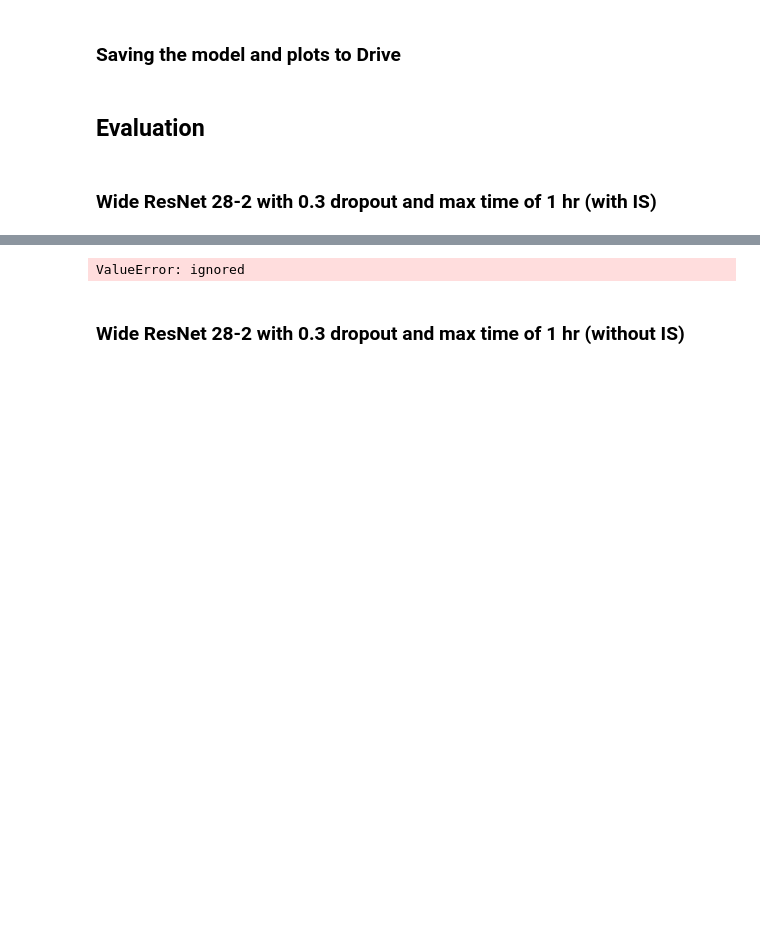
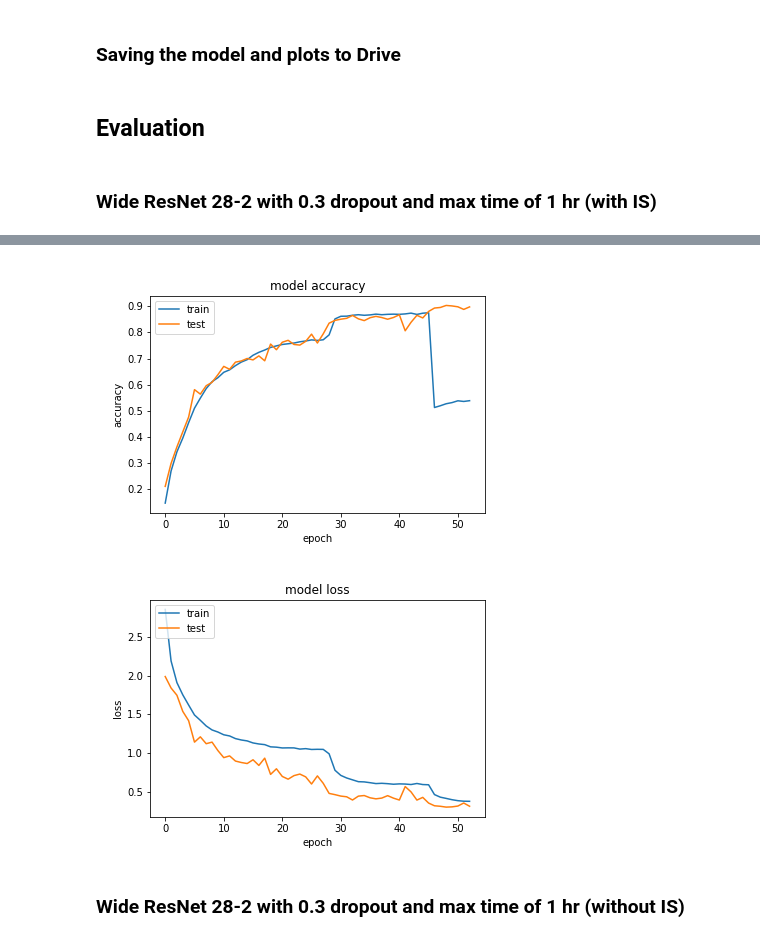
Before and after one commit to amitrege/NNCompress, a Jupyter notebook: Untitled.ipynb, the cells around one changed output, grey strips where cells are left out. Cells and saved outputs as stored; diff of their text form; code cells hidden in the pictures; blank space fills up the shorter version.

```diff
--- a/Untitled.ipynb
+++ b/Untitled.ipynb
@@ -291,17 +334,21 @@ save(model, history, 'res-net-28-2-1hr-dropout-IS')
 # %%
 # Load model and draw plots
 path = "gdrive/My Drive/"
 file_name = "res-net-28-2-1hr-dropout-IS"
-model = load_model(path + file_name + ".h5")
+model = load_model(path + file_name + ".h5", custom_objects = {'LayerNormalization' : LayerNormalization})
 
 # Display Saved plots
 listOfImageNames = [path + file_name + "-acc.png",
                     path + file_name + "-loss.png"]
 
 for imageName in listOfImageNames:
     display(Image(filename=imageName))
+
+# Load history
+history = np.load(path + file_name + "-history.npy")
 # %% [output]
-ValueError: ignored
+[figure, added]
+[figure, added]
 # %% [markdown]
 ### Wide ResNet 28-2 with 0.3 dropout and max time of 1 hr (without IS)
 # %%
```
Also changed, not shown: parts of 22 cells of this notebook.
